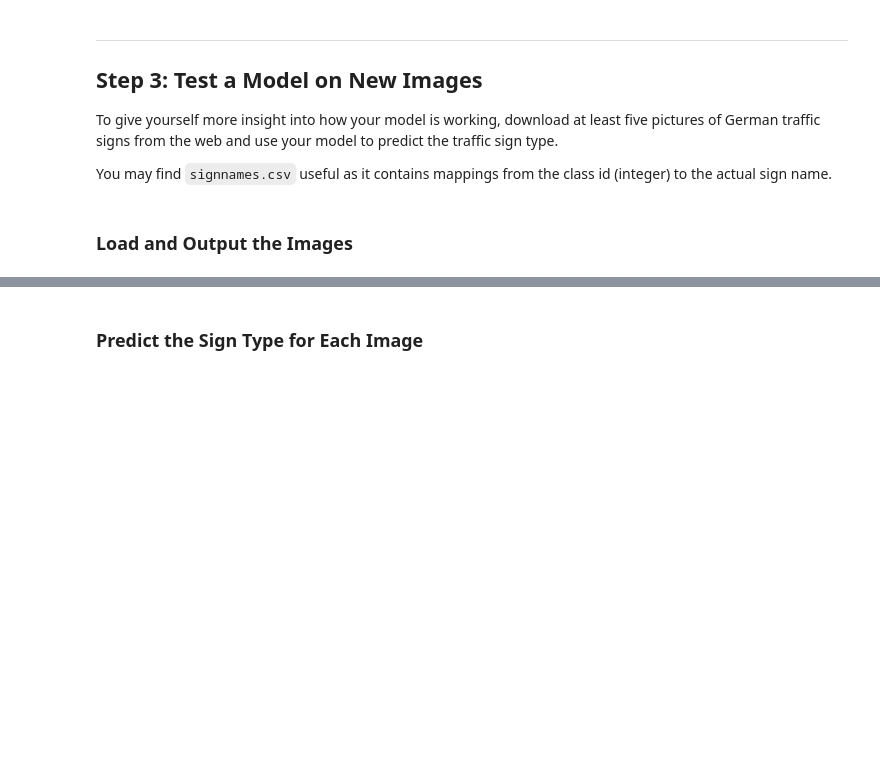
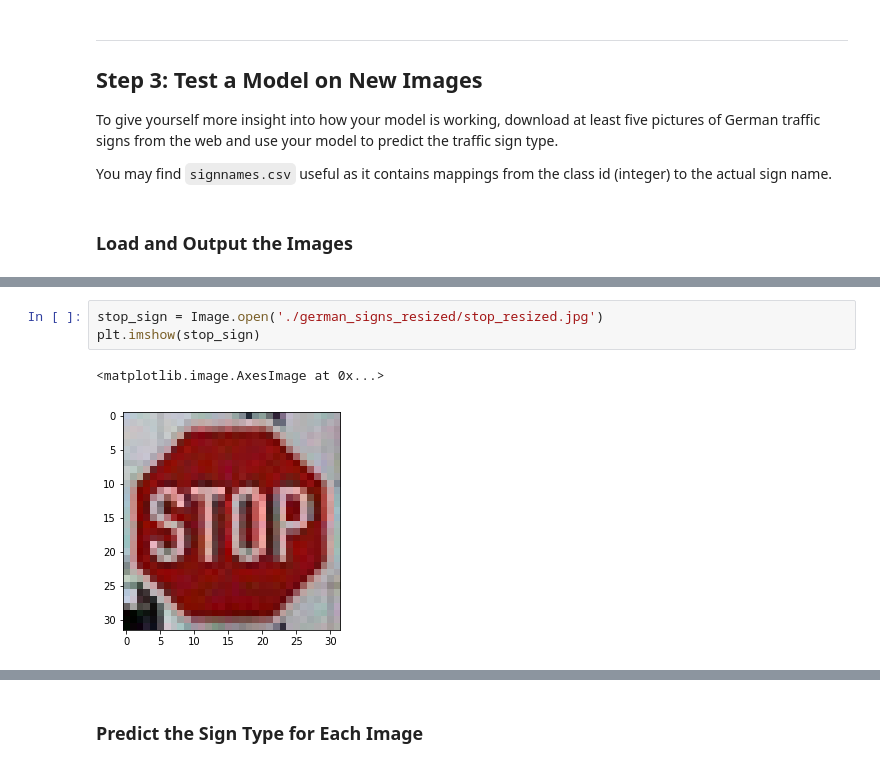
Before and after one commit to lswatts42/carnd_project3_TrafficSignClassification, a Jupyter notebook: Traffic_Sign_Classifier-Copy1.ipynb, the cells around one changed output, grey strips where cells are left out. Cells and saved outputs as stored; diff of their text form; blank space fills up the shorter version.

```diff
--- a/Traffic_Sign_Classifier-Copy1.ipynb
+++ b/Traffic_Sign_Classifier-Copy1.ipynb
@@ -437,0 +457,6 @@ You may find `signnames.csv` useful as it contains mappings from the class id (i
+# %%
+stop_sign = Image.open('./german_signs_resized/stop_resized.jpg')
+plt.imshow(stop_sign)
+# %% [output]
+<matplotlib.image.AxesImage at 0x...>
+[figure, added]
```
Also changed, not shown: parts of 8 cells of this notebook.
